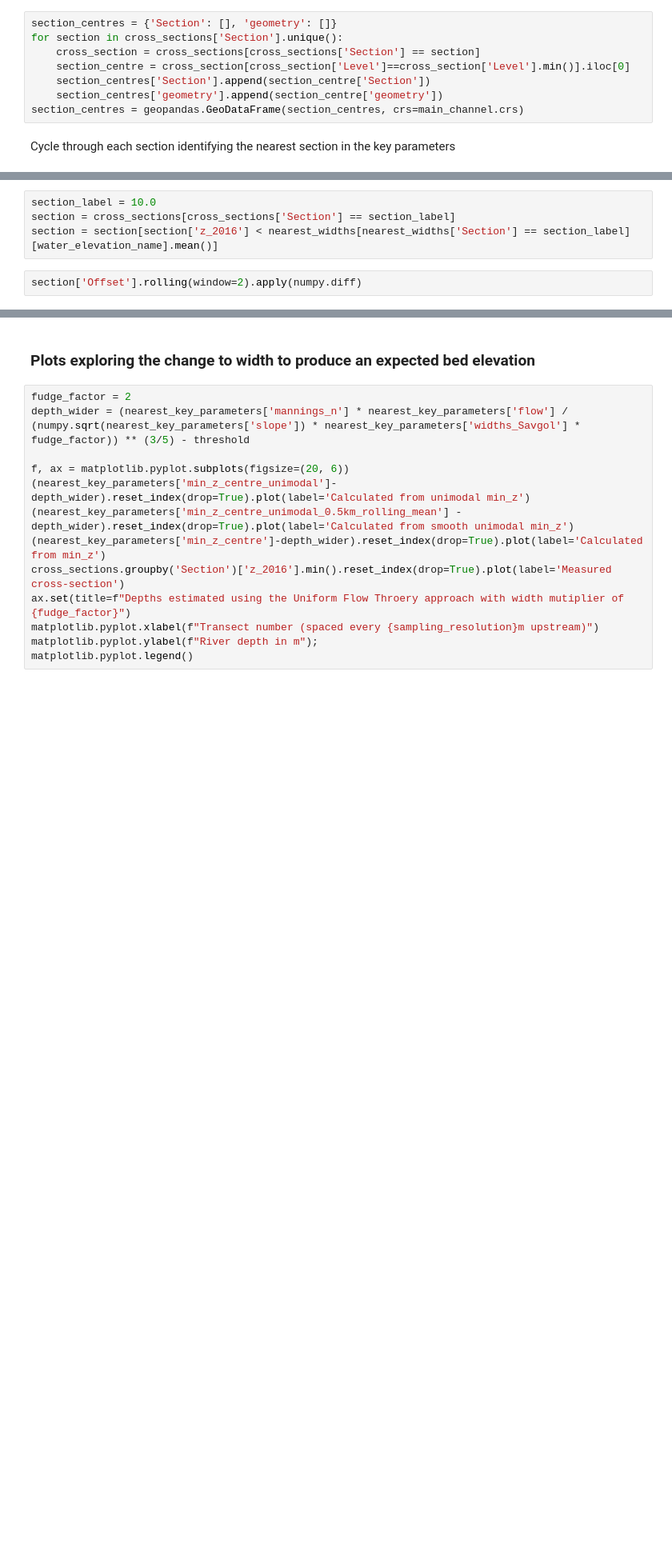
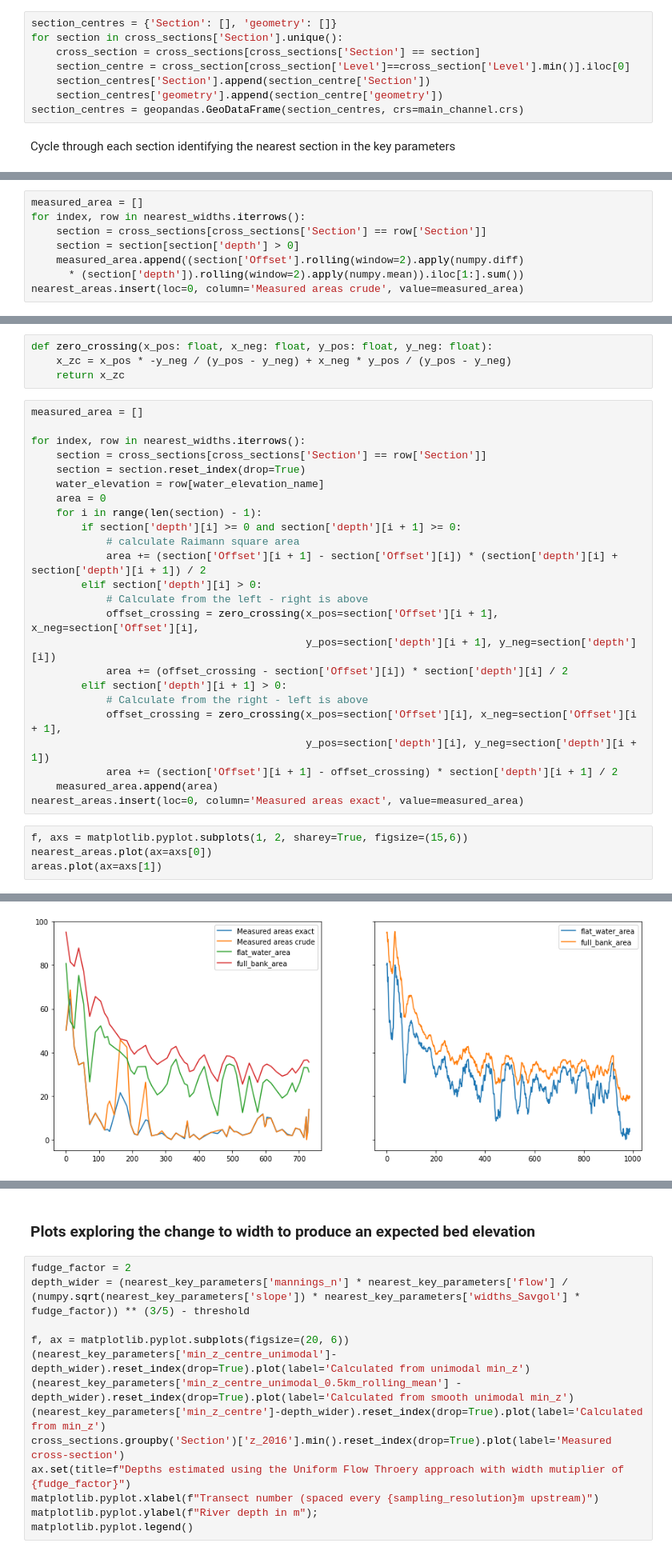
Before and after one commit to rosepearson/Hydrologic-DEMs-scripts, a Jupyter notebook: jupyter_notebooks/waikane_depth_validation.ipynb, the cells around one changed output, grey strips where cells are left out. Shown at 80% size. Cells and saved outputs as stored; diff of their text form; blank space fills up the shorter version.

```diff
--- a/jupyter_notebooks/waikane_depth_validation.ipynb
+++ b/jupyter_notebooks/waikane_depth_validation.ipynb
@@ -142,6 +144,8 @@ Add a check to ensure no gap - i.e. portion of the channel above water then belo
-# %%
-section_label = 10.0
-section = cross_sections[cross_sections['Section'] == section_label]
-section = section[section['z_2016'] < nearest_widths[nearest_widths['Section'] == section_label][water_elevation_name].mean()]
 # %%
-section['Offset'].rolling(window=2).apply(numpy.diff)
+measured_area = []
+for index, row in nearest_widths.iterrows():
+    section = cross_sections[cross_sections['Section'] == row['Section']]
+    section = section[section['depth'] > 0]
+    measured_area.append((section['Offset'].rolling(window=2).apply(numpy.diff)
+      * (section['depth']).rolling(window=2).apply(numpy.mean)).iloc[1:].sum())
+nearest_areas.insert(loc=0, column='Measured areas crude', value=measured_area)
@@ -199,0 +155,33 @@ Pull out the centre point for each section - for idntification of the nearest sa
+# %%
+def zero_crossing(x_pos: float, x_neg: float, y_pos: float, y_neg: float):
+    x_zc = x_pos * -y_neg / (y_pos - y_neg) + x_neg * y_pos / (y_pos - y_neg)
+    return x_zc
+# %%
+measured_area = []
+
+for index, row in nearest_widths.iterrows():
+    section = cross_sections[cross_sections['Section'] == row['Section']]
+    section = section.reset_index(drop=True)
+    water_elevation = row[water_elevation_name]
+    area = 0
+    for i in range(len(section) - 1):
+        if section['depth'][i] >= 0 and section['depth'][i + 1] >= 0:
+            # calculate Raimann square area
+            area += (section['Offset'][i + 1] - section['Offset'][i]) * (section['depth'][i] + section['depth'][i + 1]) / 2
+        elif section['depth'][i] > 0:
+            # Calculate from the left - right is above
+            offset_crossing = zero_crossing(x_pos=section['Offset'][i + 1], x_neg=section['Offset'][i],
+                                            y_pos=section['depth'][i + 1], y_neg=section['depth'][i])
+            area += (offset_crossing - section['Offset'][i]) * section['depth'][i] / 2
+        elif section['depth'][i + 1] > 0:
+            # Calculate from the right - left is above
+            offset_crossing = zero_crossing(x_pos=section['Offset'][i], x_neg=section['Offset'][i + 1],
+                                            y_pos=section['depth'][i], y_neg=section['depth'][i + 1])
+            area += (section['Offset'][i + 1] - offset_crossing) * section['depth'][i + 1] / 2
+    measured_area.append(area)
+nearest_areas.insert(loc=0, column='Measured areas exact', value=measured_area)
+# %%
+f, axs = matplotlib.pyplot.subplots(1, 2, sharey=True, figsize=(15,6))
+nearest_areas.plot(ax=axs[0])
+areas.plot(ax=axs[1])
+# %% [output]
@@ -200 +189,2 @@ Pull out the centre point for each section - for idntification of the nearest sa
+[figure, added]
 # %% [markdown]
```
Also changed, not shown: parts of 37 cells of this notebook, 1 other file.
